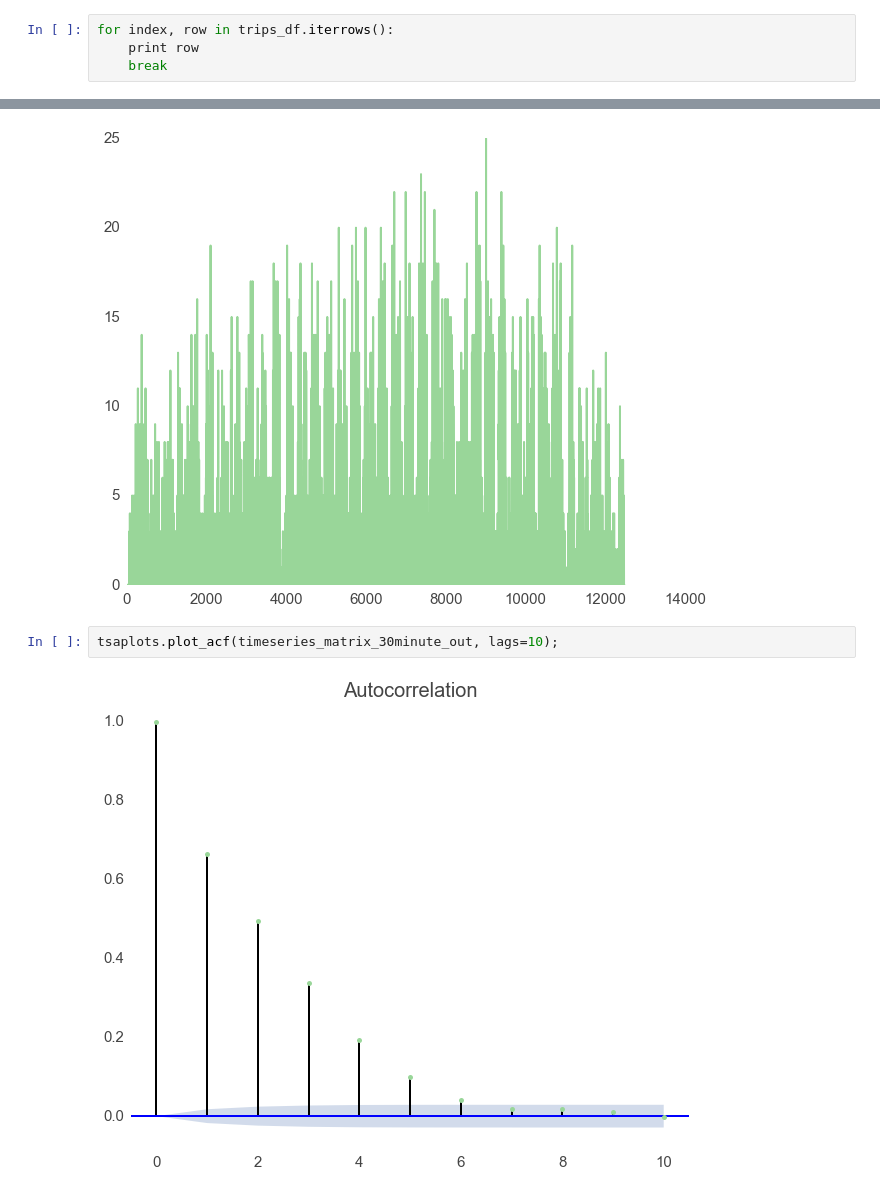
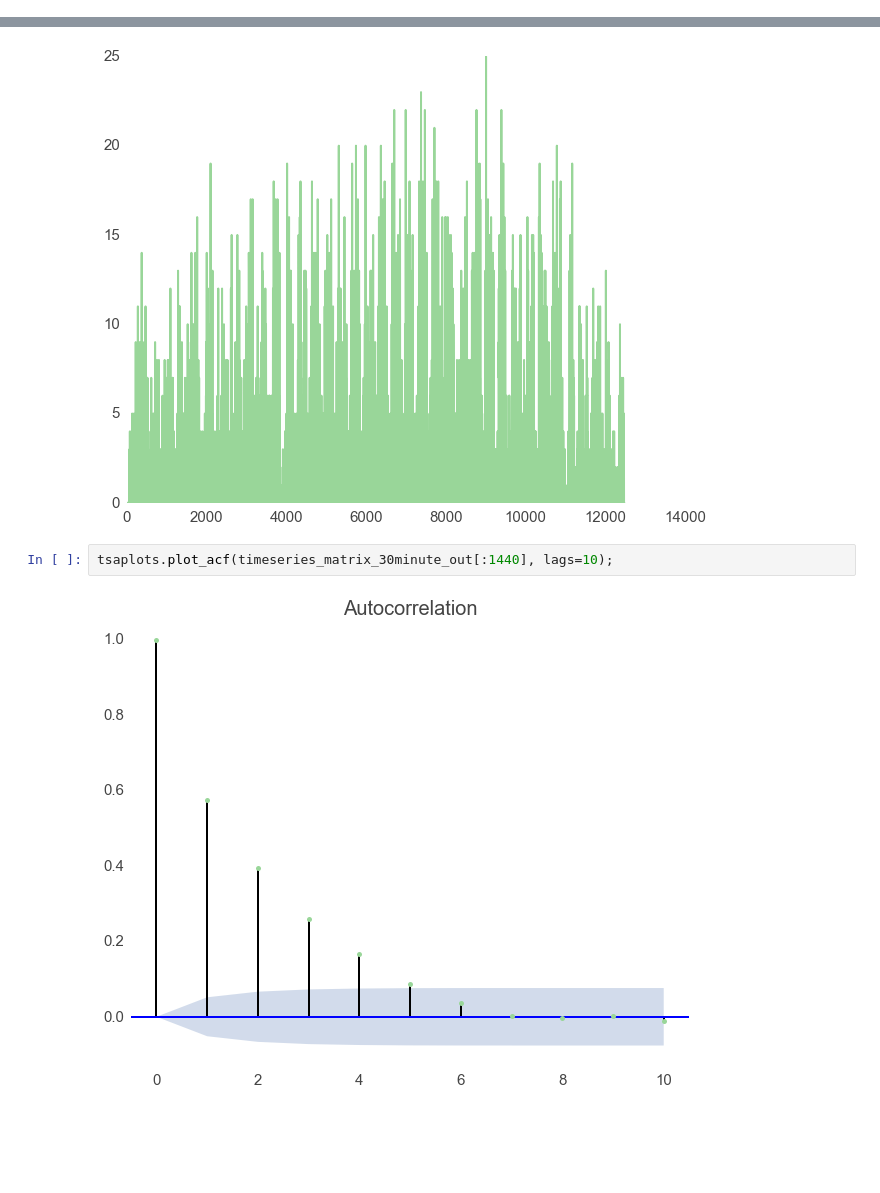
Before and after one commit to am207Hubway/final_project, a Jupyter notebook: Time Series.ipynb, the cells around one changed output, grey strips where cells are left out. Saved outputs shown, nothing was run; the diff lists cells and outputs as text; blank space fills up the shorter version.

```diff
--- a/Time Series.ipynb
+++ b/Time Series.ipynb
@@ -74,4 +58,0 @@ trips_df.head()
-# %%
-for index, row in trips_df.iterrows():
-    print row
-    break
@@ -154,8 +107,8 @@ plt.plot(timeseries_matrix_30minute_out)
 [<matplotlib.lines.Line2D at 0x...>]
 [figure]
 # %%
-tsaplots.plot_acf(timeseries_matrix_30minute_out, lags=10);
+tsaplots.plot_acf(timeseries_matrix_30minute_out[:1440], lags=10);
 # %% [output]
-[figure, old version]
+[figure, new version]
 # %%
 #estimate these
```
Also changed, not shown: parts of 12 cells of this notebook, 1 other file.
